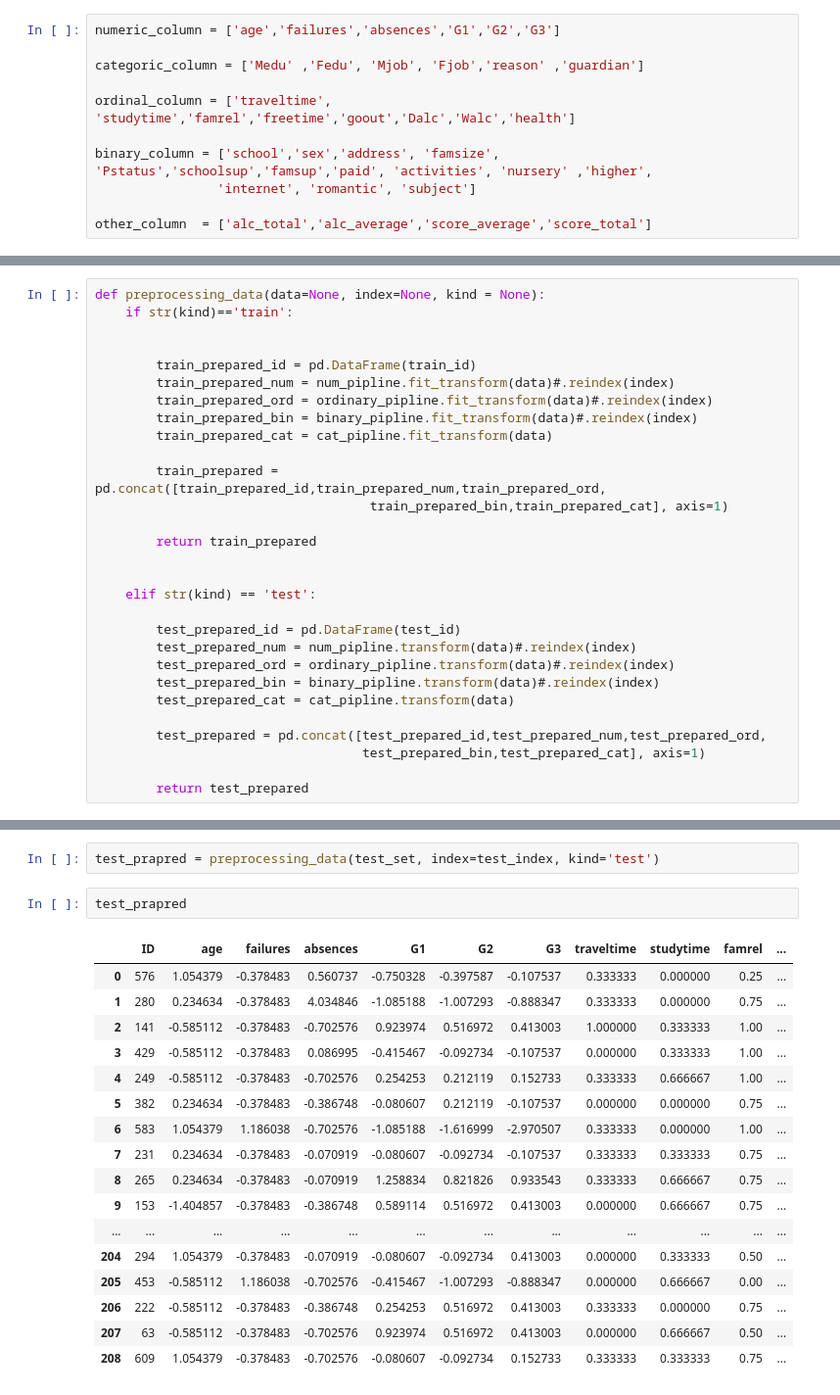
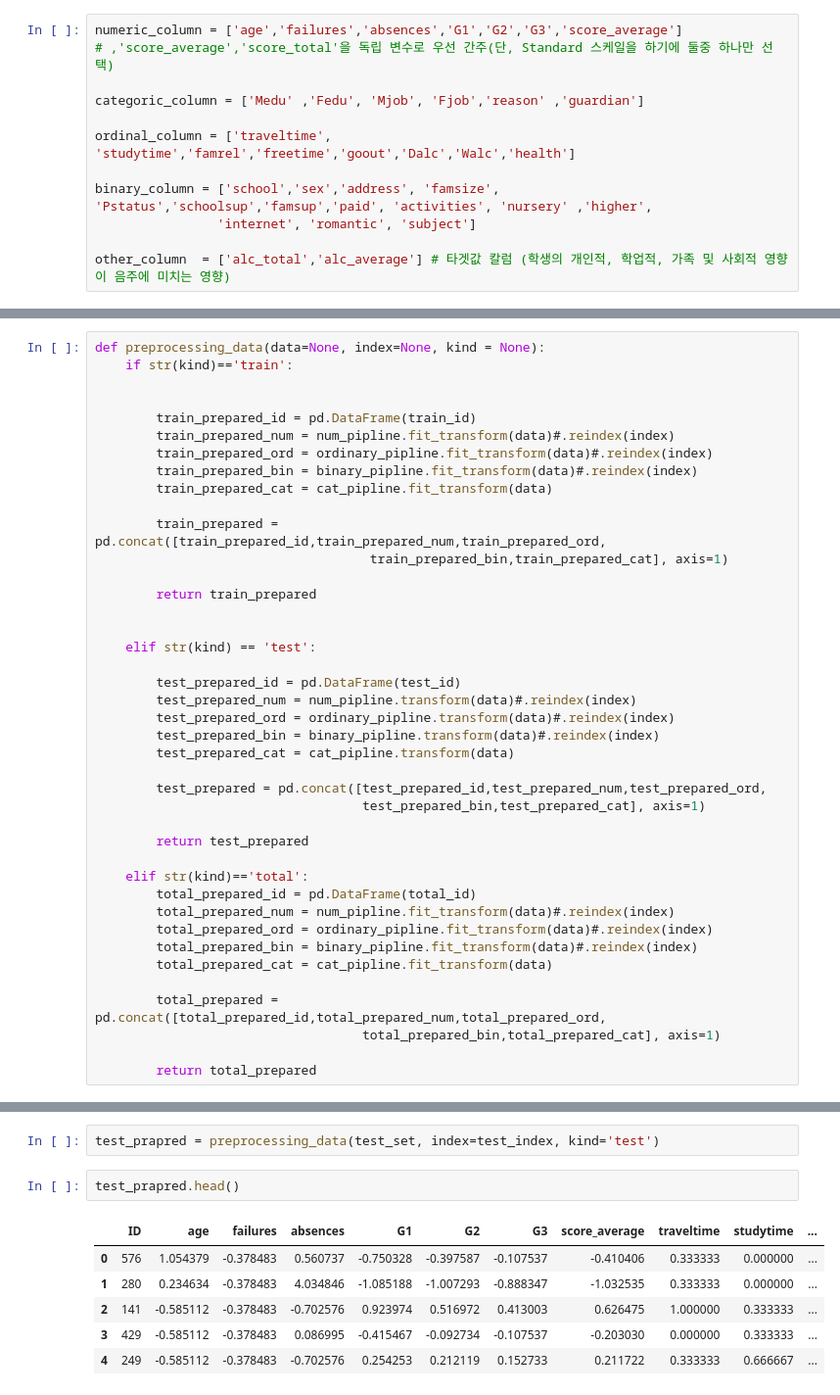
Before and after one commit to JeongChanwoo/2018_competition, a Jupyter notebook: Student Alcohol Consumption/preprocessing.ipynb, the cells around one changed output, grey strips where cells are left out. Shown at 98% size. Saved outputs shown, nothing was run; the diff lists cells and outputs as text.

Commit message:
preprocessing end, to_pickle train and test preprocessing file at the data folder

```diff
--- a/Student Alcohol Consumption/preprocessing.ipynb
+++ b/Student Alcohol Consumption/preprocessing.ipynb
@@ -227,7 +227,8 @@ score_total      1044 non-null int64
 dtypes: float64(2), int64(18), object(18)
 memory usage: 318.1+ KB
 # %%
-numeric_column = ['age','failures','absences','G1','G2','G3']
+numeric_column = ['age','failures','absences','G1','G2','G3','score_average']
+# ,'score_average','score_total'을 독립 변수로 우선 간주(단, Standard 스케일을 하기에 둘중 하나만 선택)
 
 categoric_column = ['Medu' ,'Fedu', 'Mjob', 'Fjob','reason' ,'guardian']
 
@@ -236,7 +237,7 @@ ordinal_column = ['traveltime', 'studytime','famrel','freetime','goout','Dalc','
 binary_column = ['school','sex','address', 'famsize', 'Pstatus','schoolsup','famsup','paid', 'activities', 'nursery' ,'higher',
                 'internet', 'romantic', 'subject']
 
-other_column  = ['alc_total','alc_average','score_average','score_total']
+other_column  = ['alc_total','alc_average'] # 타겟값 칼럼 (학생의 개인적, 학업적, 가족 및 사회적 영향이 음주에 미치는 영향)
 # %% [markdown]
 # Train_test split
 # %%
@@ -374,27 +375,28 @@ def preprocessing_data(data=None, index=None, kind = None):
                                    test_prepared_bin,test_prepared_cat], axis=1)
 
         return test_prepared
+
+    elif str(kind)=='total':
+        total_prepared_id = pd.DataFrame(total_id)
+        total_prepared_num = num_pipline.fit_transform(data)#.reindex(index)
+        total_prepared_ord = ordinary_pipline.fit_transform(data)#.reindex(index)
+        total_prepared_bin = binary_pipline.fit_transform(data)#.reindex(index)
+        total_prepared_cat = cat_pipline.fit_transform(data)
+
+        total_prepared = pd.concat([total_prepared_id,total_prepared_num,total_prepared_ord,
+                                   total_prepared_bin,total_prepared_cat], axis=1)
+
+        return total_prepared
 # %%
 train_prepared = preprocessing_data(train_set, index=train_index, kind='train')
 # %%
 test_prapred = preprocessing_data(test_set, index=test_index, kind='test')
 # %%
-test_prapred
+test_prapred.head()
 # %% [output]
-|  | ID | age | failures | absences | G1 | G2 | G3 | traveltime | studytime | famrel | ... |
-| 0 | 576 | 1.054379 | -0.378483 | 0.560737 | -0.750328 | -0.397587 | -0.107537 | 0.333333 | 0.000000 | 0.25 | ... |
-| 1 | 280 | 0.234634 | -0.378483 | 4.034846 | -1.085188 | -1.007293 | -0.888347 | 0.333333 | 0.000000 | 0.75 | ... |
-| 2 | 141 | -0.585112 | -0.378483 | -0.702576 | 0.923974 | 0.516972 | 0.413003 | 1.000000 | 0.333333 | 1.00 | ... |
-| 3 | 429 | -0.585112 | -0.378483 | 0.086995 | -0.415467 | -0.092734 | -0.107537 | 0.000000 | 0.333333 | 1.00 | ... |
-| 4 | 249 | -0.585112 | -0.378483 | -0.702576 | 0.254253 | 0.212119 | 0.152733 | 0.333333 | 0.666667 | 1.00 | ... |
-| 5 | 382 | 0.234634 | -0.378483 | -0.386748 | -0.080607 | 0.212119 | -0.107537 | 0.000000 | 0.000000 | 0.75 | ... |
-| 6 | 583 | 1.054379 | 1.186038 | -0.702576 | -1.085188 | -1.616999 | -2.970507 | 0.333333 | 0.000000 | 1.00 | ... |
-| 7 | 231 | 0.234634 | -0.378483 | -0.070919 | -0.080607 | -0.092734 | -0.107537 | 0.333333 | 0.333333 | 0.75 | ... |
-| 8 | 265 | 0.234634 | -0.378483 | -0.070919 | 1.258834 | 0.821826 | 0.933543 | 0.333333 | 0.666667 | 0.75 | ... |
-| 9 | 153 | -1.404857 | -0.378483 | -0.386748 | 0.589114 | 0.516972 | 0.413003 | 0.000000 | 0.666667 | 0.75 | ... |
-| ... | ... | ... | ... | ... | ... | ... | ... | ... | ... | ... | ... |
-| 204 | 294 | 1.054379 | -0.378483 | -0.070919 | -0.080607 | -0.092734 | 0.413003 | 0.000000 | 0.333333 | 0.50 | ... |
-| 205 | 453 | -0.585112 | 1.186038 | -0.702576 | -0.415467 | -1.007293 | -0.888347 | 0.000000 | 0.666667 | 0.00 | ... |
-| 206 | 222 | -0.585112 | -0.378483 | -0.386748 | 0.254253 | 0.516972 | 0.413003 | 0.333333 | 0.000000 | 0.75 | ... |
-| 207 | 63 | -0.585112 | -0.378483 | -0.702576 | 0.923974 | 0.516972 | 0.413003 | 0.000000 | 0.666667 | 0.50 | ... |
-| 208 | 609 | 1.054379 | -0.378483 | -0.702576 | -0.080607 | -0.092734 | 0.152733 | 0.333333 | 0.333333 | 0.75 | ... |
+|  | ID | age | failures | absences | G1 | G2 | G3 | score_average | traveltime | studytime | ... |
+| 0 | 576 | 1.054379 | -0.378483 | 0.560737 | -0.750328 | -0.397587 | -0.107537 | -0.410406 | 0.333333 | 0.000000 | ... |
+| 1 | 280 | 0.234634 | -0.378483 | 4.034846 | -1.085188 | -1.007293 | -0.888347 | -1.032535 | 0.333333 | 0.000000 | ... |
+| 2 | 141 | -0.585112 | -0.378483 | -0.702576 | 0.923974 | 0.516972 | 0.413003 | 0.626475 | 1.000000 | 0.333333 | ... |
+| 3 | 429 | -0.585112 | -0.378483 | 0.086995 | -0.415467 | -0.092734 | -0.107537 | -0.203030 | 0.000000 | 0.333333 | ... |
+| 4 | 249 | -0.585112 | -0.378483 | -0.702576 | 0.254253 | 0.212119 | 0.152733 | 0.211722 | 0.333333 | 0.666667 | ... |
```
Also changed, not shown: parts of 5 cells of this notebook, 2 other files.
